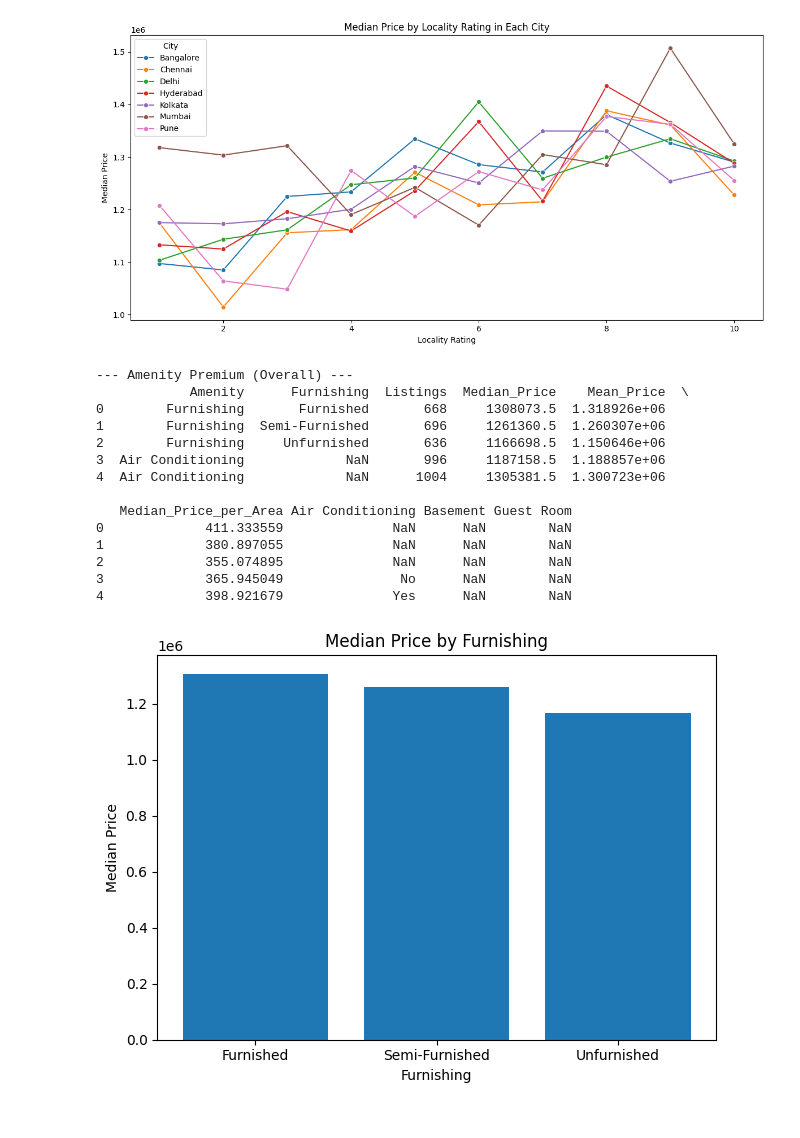
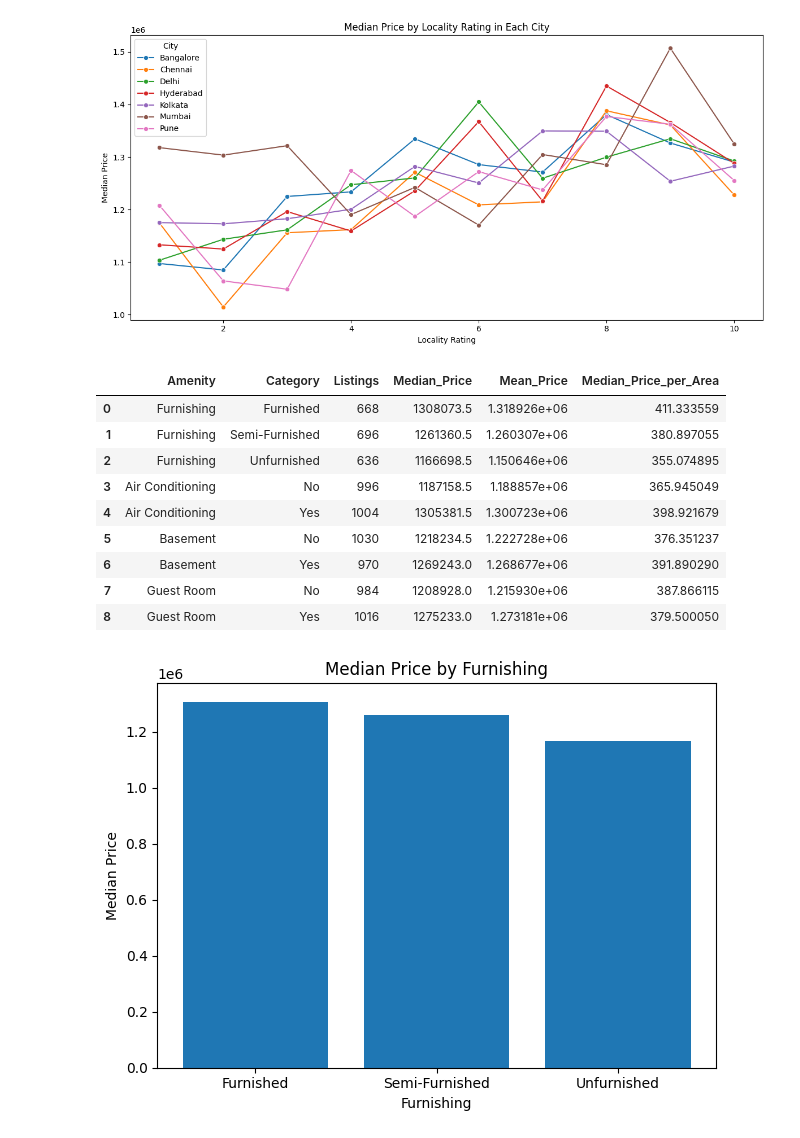
Before and after one commit to Superkai017/House-Pricing-Analysis, a Jupyter notebook: final_project/artoudom.ipynb, the cells around one changed output. Saved outputs shown, nothing was run; the diff lists cells and outputs as text; code cells hidden in the pictures.

```diff
--- a/final_project/artoudom.ipynb
+++ b/final_project/artoudom.ipynb
@@ -172,39 +172,39 @@ plt.show()
 [figure]
 # %%
 amenities = ["Furnishing", "Air Conditioning", "Basement", "Guest Room"]
+
 amenity_summary_list = []
+
 for a in amenities:
     tmp = (
         df.groupby(a)
           .agg(
-              Listings=("Price", "size"),
+              Listings=("Price", "count"),
               Median_Price=("Price", "median"),
               Mean_Price=("Price", "mean"),
               Median_Price_per_Area=("Price_per_Area", "median"),
           )
           .reset_index()
+          .rename(columns={a: "Category"})
     )
     tmp.insert(0, "Amenity", a)
     amenity_summary_list.append(tmp)
 
 amenity_summary = pd.concat(amenity_summary_list, ignore_index=True)
-print("\n--- Amenity Premium (Overall) ---")
-print(amenity_summary.head())
+
+
+amenity_summary
 # %% [output]
---- Amenity Premium (Overall) ---
-            Amenity      Furnishing  Listings  Median_Price    Mean_Price  \
-0        Furnishing       Furnished       668     1308073.5  1.318926e+06
-1        Furnishing  Semi-Furnished       696     1261360.5  1.260307e+06
-2        Furnishing     Unfurnished       636     1166698.5  1.150646e+06
-3  Air Conditioning             NaN       996     1187158.5  1.188857e+06
-4  Air Conditioning             NaN      1004     1305381.5  1.300723e+06
-
-   Median_Price_per_Area Air Conditioning Basement Guest Room
-0             411.333559              NaN      NaN        NaN
-1             380.897055              NaN      NaN        NaN
-2             355.074895              NaN      NaN        NaN
-3             365.945049               No      NaN        NaN
-4             398.921679              Yes      NaN        NaN
+|  | Amenity | Category | Listings | Median_Price | Mean_Price | Median_Price_per_Area |
+| 0 | Furnishing | Furnished | 668 | 1308073.5 | 1.318926e+06 | 411.333559 |
+| 1 | Furnishing | Semi-Furnished | 696 | 1261360.5 | 1.260307e+06 | 380.897055 |
+| 2 | Furnishing | Unfurnished | 636 | 1166698.5 | 1.150646e+06 | 355.074895 |
+| 3 | Air Conditioning | No | 996 | 1187158.5 | 1.188857e+06 | 365.945049 |
+| 4 | Air Conditioning | Yes | 1004 | 1305381.5 | 1.300723e+06 | 398.921679 |
+| 5 | Basement | No | 1030 | 1218234.5 | 1.222728e+06 | 376.351237 |
+| 6 | Basement | Yes | 970 | 1269243.0 | 1.268677e+06 | 391.890290 |
+| 7 | Guest Room | No | 984 | 1208928.0 | 1.215930e+06 | 387.866115 |
+| 8 | Guest Room | Yes | 1016 | 1275233.0 | 1.273181e+06 | 379.500050 |
 # %%
 for a in amenities:
     tmp = amenity_summary[amenity_summary["Amenity"] == a].copy()
```
Also changed, not shown: parts of 5 cells of this notebook.
